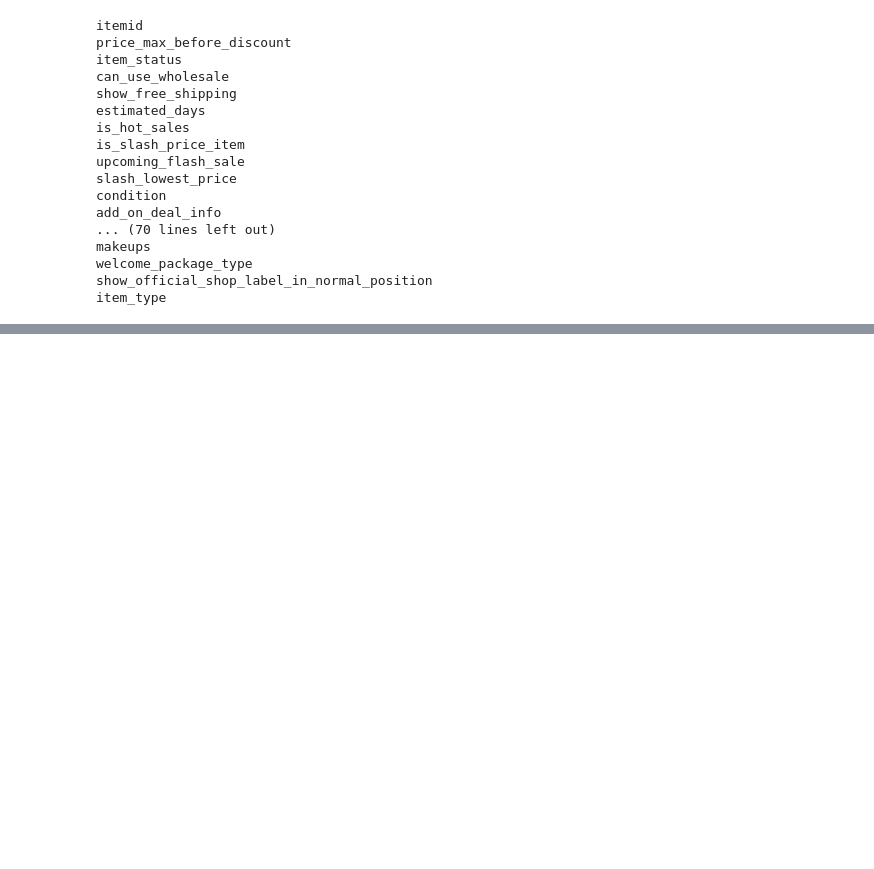
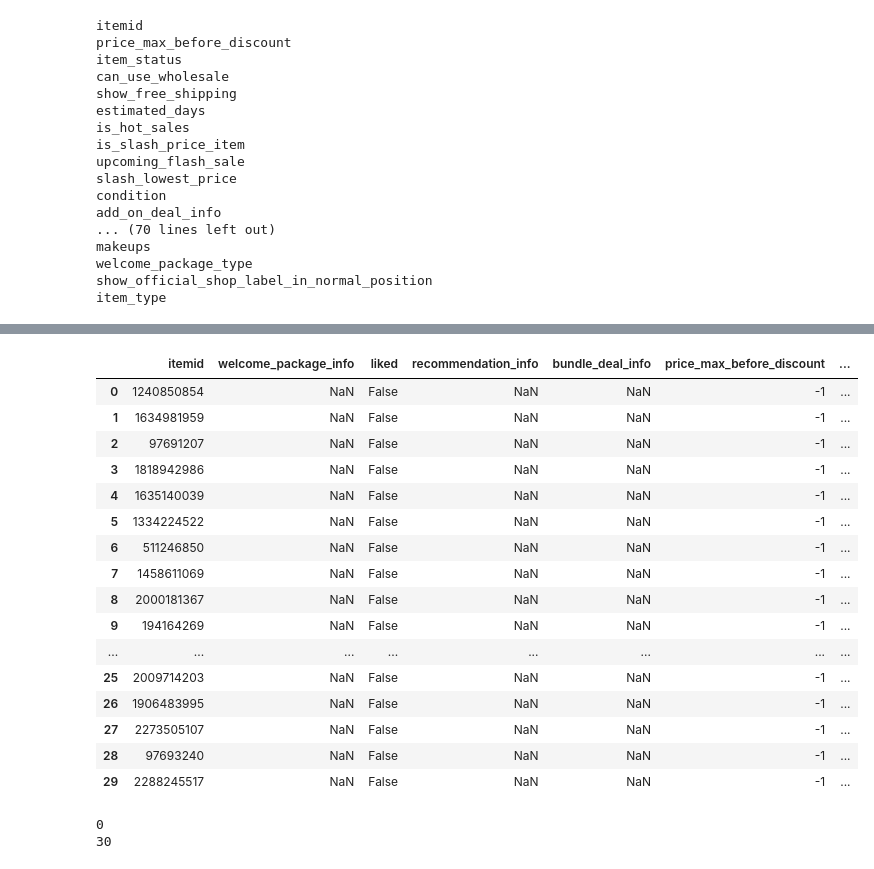
Before and after one commit to wengsengh/kglapi, a Jupyter notebook: get kaggle dataset.ipynb, the cells around one changed output, grey strips where cells are left out. Saved outputs shown, nothing was run; the diff lists cells and outputs as text; code cells hidden in the pictures; blank space fills up the shorter version.

```diff
--- a/get kaggle dataset.ipynb
+++ b/get kaggle dataset.ipynb
@@ -434,0 +460,4 @@ item_type
+# %%
+data = pd.DataFrame()
+data = data.append(df)
+data = data.append(df1)
@@ -434,0 +490,40 @@ item_type
+# %%
+import time
+import requests
+import json
+
+def shopeeAPI_Scraper(n_page):
+    df = pd.DataFrame()
+    headers = {'User-Agent': 'Mozilla/5', 'Referer': 'https://shopee.com.my/oneauto2017'}
+
+    for i in range(n_page):
+      n_items = i*30
+      url = f'https://shopee.com.my/api/v2/search_items/?by=pop&limit=30&match_id=11737756&newest={n_items}&order=desc&page_type=shop&version=2'
+      r = requests.get(url,headers=headers)
+      api_data = json.loads(r.text)
+      elevations = json.dumps(api_data['items'])
+      data = pd.read_json(elevations)
+      df = df.append(data)
+
+      time.sleep(4)
+    return df
+# %%
+shopeeAPI_Scraper(2)
+# %% [output]
+|  | itemid | welcome_package_info | liked | recommendation_info | bundle_deal_info | price_max_before_discount | ... |
+| 0 | 1240850854 | NaN | False | NaN | NaN | -1 | ... |
+| 1 | 1634981959 | NaN | False | NaN | NaN | -1 | ... |
+| 2 | 97691207 | NaN | False | NaN | NaN | -1 | ... |
+| 3 | 1818942986 | NaN | False | NaN | NaN | -1 | ... |
+| 4 | 1635140039 | NaN | False | NaN | NaN | -1 | ... |
+| 5 | 1334224522 | NaN | False | NaN | NaN | -1 | ... |
+| 6 | 511246850 | NaN | False | NaN | NaN | -1 | ... |
+| 7 | 1458611069 | NaN | False | NaN | NaN | -1 | ... |
+| 8 | 2000181367 | NaN | False | NaN | NaN | -1 | ... |
+| 9 | 194164269 | NaN | False | NaN | NaN | -1 | ... |
+| ... | ... | ... | ... | ... | ... | ... | ... |
+| 25 | 2009714203 | NaN | False | NaN | NaN | -1 | ... |
+| 26 | 1906483995 | NaN | False | NaN | NaN | -1 | ... |
+| 27 | 2273505107 | NaN | False | NaN | NaN | -1 | ... |
+| 28 | 97693240 | NaN | False | NaN | NaN | -1 | ... |
+| 29 | 2288245517 | NaN | False | NaN | NaN | -1 | ... |
@@ -434,0 +535,5 @@ item_type
+# %%
+test(2)
+# %% [output]
+0
+30
```
Also changed, not shown: parts of 10 cells of this notebook.
